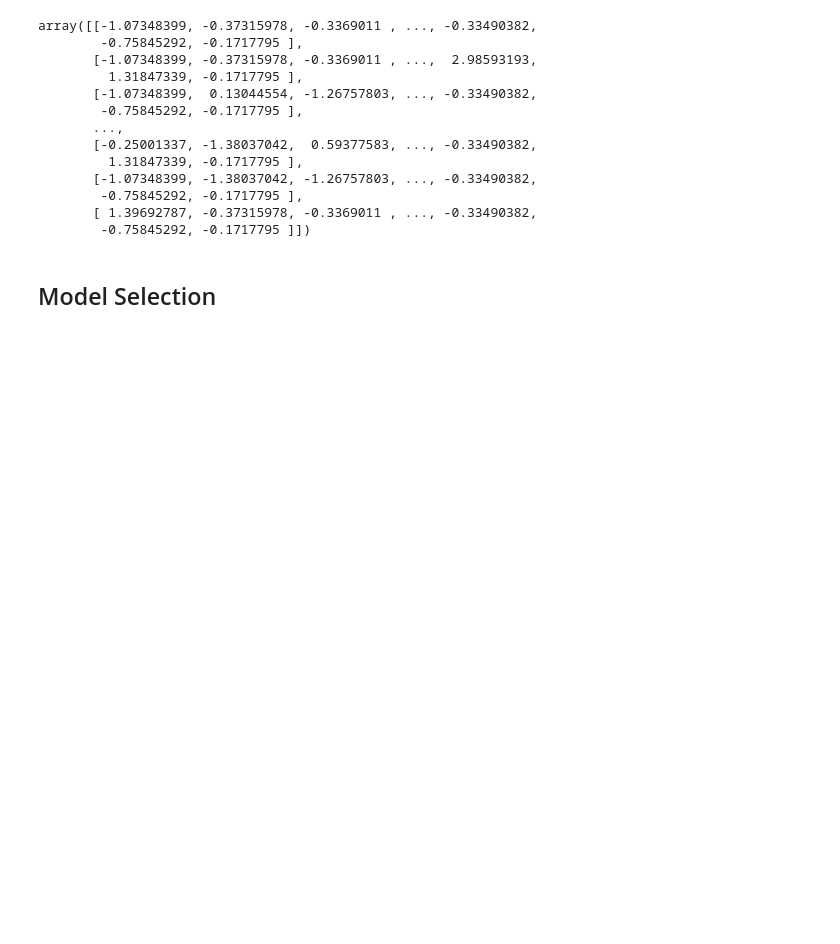
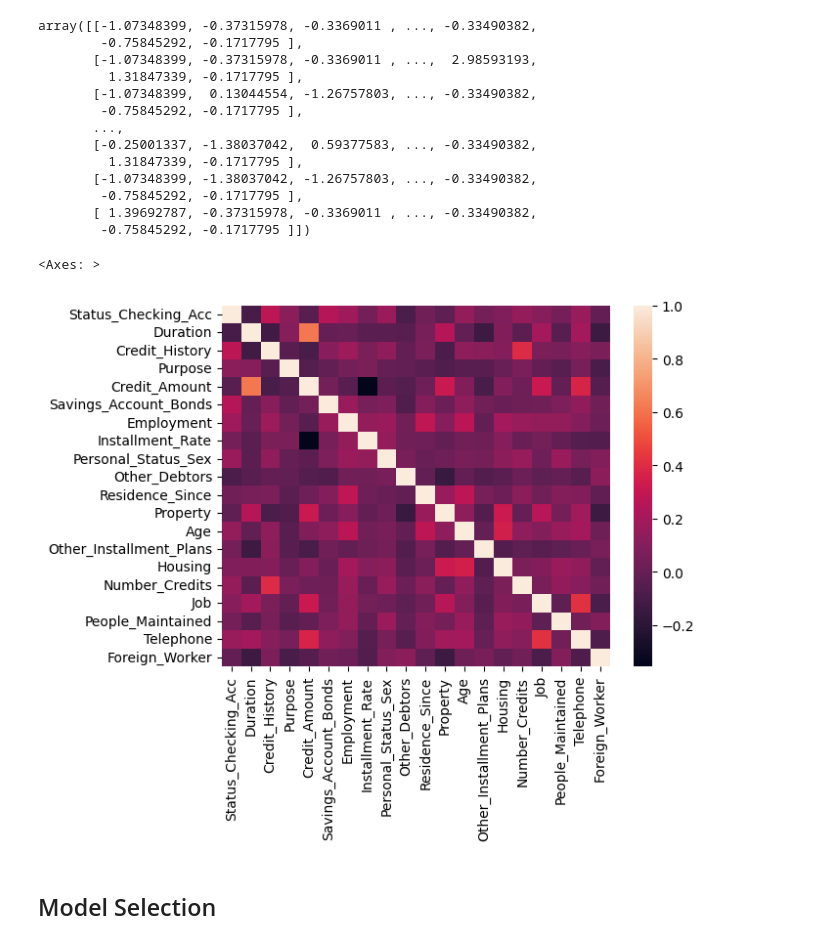
Before and after one commit to SEAFARI/ml-projects, a Jupyter notebook: german_credit_data.ipynb, the cells around one changed output. Drawn from its saved outputs; the diff is of its cells as text; code cells hidden in the pictures; blank space fills up the shorter version.

```diff
--- a/german_credit_data.ipynb
+++ b/german_credit_data.ipynb
@@ -230,6 +233,13 @@ array([[-1.07348399, -0.37315978, -0.3369011 , ..., -0.33490382,
         -0.75845292, -0.1717795 ],
        [ 1.39692787, -0.37315978, -0.3369011 , ..., -0.33490382,
         -0.75845292, -0.1717795 ]])
+# %%
+import seaborn as sns
+plt.figsize=(10,10)
+sns.heatmap(X_train.corr())
+# %% [output]
+<Axes: >
+[figure, added]
 # %% [markdown]
 ## Model Selection
 # %%
```
Also changed, not shown: parts of 14 cells of this notebook.
